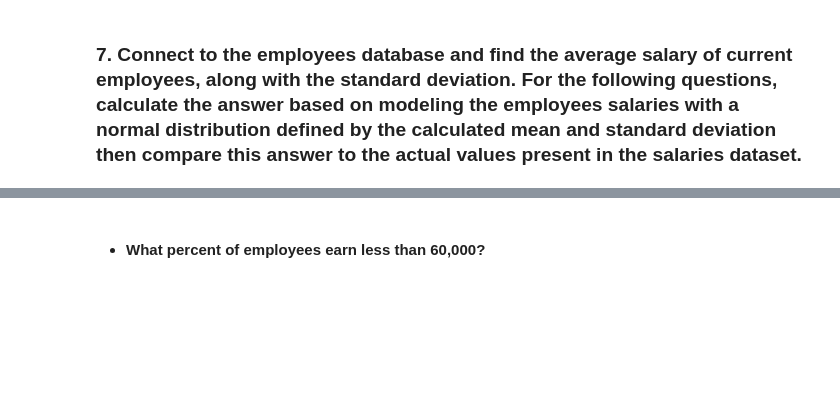
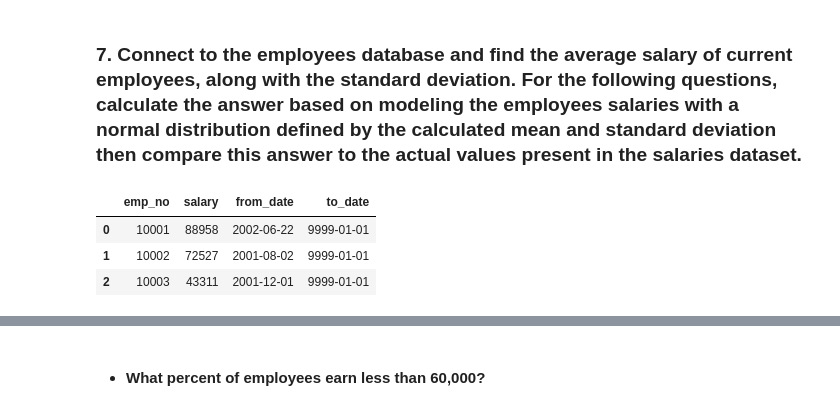
Before and after one commit to manuelparra1/statistics-exercises, a Jupyter notebook: probability_distributions.ipynb, the cells around one changed output, grey strips where cells are left out. Saved outputs shown, nothing was run; the diff lists cells and outputs as text; code cells hidden in the pictures; blank space fills up the shorter version.

```diff
--- a/probability_distributions.ipynb
+++ b/probability_distributions.ipynb
@@ -111,0 +386,33 @@ print(clicks)
+# %%
+def get_db_url(db):
+    '''
+    return a formatted string containing username, password
+    host and database for connecting to the mySQL server and the
+    database indicated.
+
+    env_file checks to see if the env.py exists in cwd
+
+    '''
+    user, pass_, host_ = (username, password, host)
+
+    return f"mysql+pymysql://{user}:{pass_}@{host_}/{db}"
+# %%
+# SQL SETUP VARIABLES
+url_employees = get_db_url("employees")
+query_employees = '''
+SELECT
+    *
+FROM
+    salaries
+WHERE
+    to_date > now()
+'''
+# %%
+dataframe_employees = pd.read_sql(query_employees, url_employees)
+# %%
+dataframe_employees.head(3)
+# %% [output]
+|  | emp_no | salary | from_date | to_date |
+| 0 | 10001 | 88958 | 2002-06-22 | 9999-01-01 |
+| 1 | 10002 | 72527 | 2001-08-02 | 9999-01-01 |
+| 2 | 10003 | 43311 | 2001-12-01 | 9999-01-01 |
```
Also changed, not shown: parts of 91 cells of this notebook, 17 other files.
